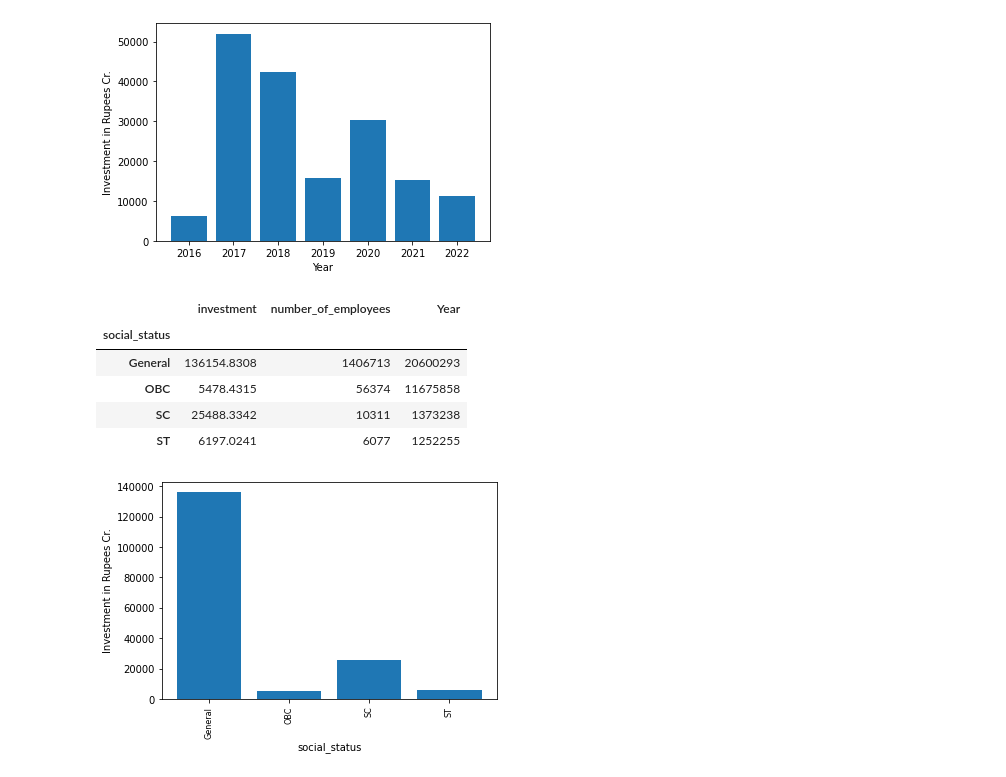
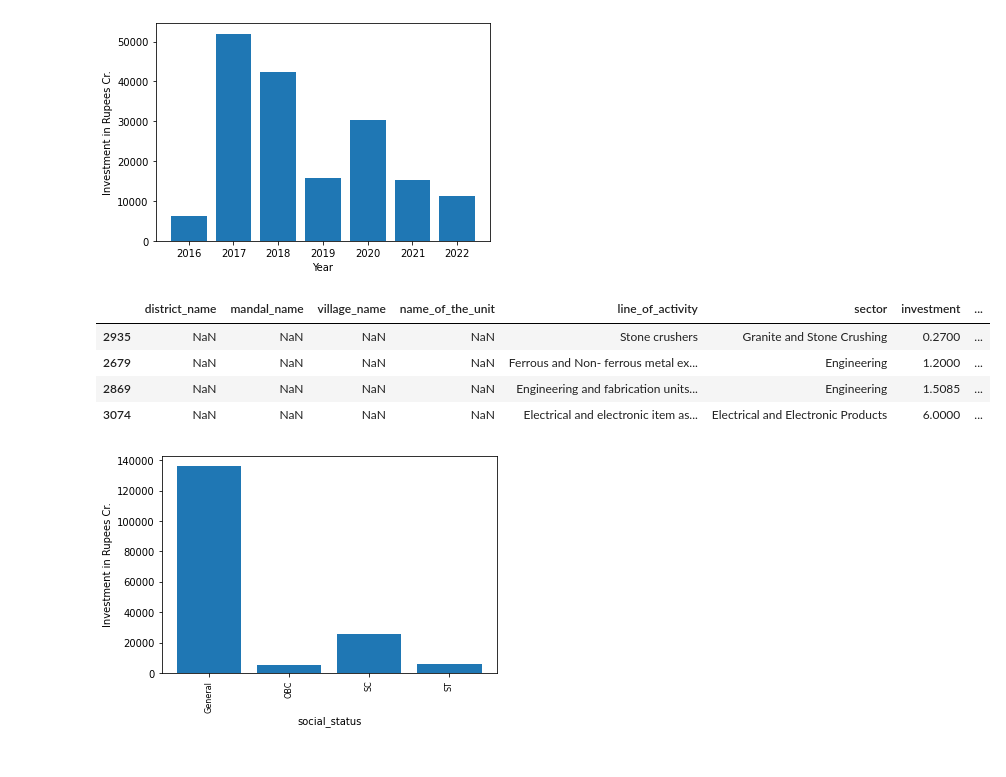
Before and after one commit to voletibhaskar/Telangana-IPass-Data-Analysis, a Jupyter notebook: Time_jupyter.ipynb, the cells around one changed output. Saved outputs shown, nothing was run; the diff lists cells and outputs as text; code cells hidden in the pictures.

```diff
--- a/Time_jupyter.ipynb
+++ b/Time_jupyter.ipynb
@@ -70,6 +70,9 @@ Files: ['ts_industry_tsipass_01-01-2022_31-01-2022.csv', 'ts_industry_tsipass_01
 2       General      NaN    NaN     NaN       NaN       NaN
 3       General      NaN    NaN     NaN       NaN       NaN
 4       General      NaN    NaN     NaN       NaN       NaN
+# %%
+import pandas as pd
+all_time_data = pd.read_csv('all_time_data_copy.csv')
 # %%
 all_time_data.describe()
 # %% [output]
@@ -254,14 +256,13 @@ plt.show()
 range(2016, 2023)
 [figure]
 # %%
-all_time_data.groupby(['social_status']).sum()
+all_time_data.groupby(['social_status']).head(1)
 # %% [output]
-|  | investment | number_of_employees | Year |
-| social_status |  |  |  |
-| General | 136154.8308 | 1406713 | 20600293 |
-| OBC | 5478.4315 | 56374 | 11675858 |
-| SC | 25488.3342 | 10311 | 1373238 |
-| ST | 6197.0241 | 6077 | 1252255 |
+|  | district_name | mandal_name | village_name | name_of_the_unit | line_of_activity | sector | investment | ... |
+| 2935 | NaN | NaN | NaN | NaN | Stone crushers | Granite and Stone Crushing | 0.2700 | ... |
+| 2679 | NaN | NaN | NaN | NaN | Ferrous and Non- ferrous metal ex... | Engineering | 1.2000 | ... |
+| 2869 | NaN | NaN | NaN | NaN | Engineering and fabrication units... | Engineering | 1.5085 | ... |
+| 3074 | NaN | NaN | NaN | NaN | Electrical and electronic item as... | Electrical and Electronic Products | 6.0000 | ... |
 # %%
 social_status_keys = [status for status, all_time_data in all_time_data.groupby(['social_status'])]
 
```
Also changed, not shown: parts of 9 cells of this notebook, 1 other file.
